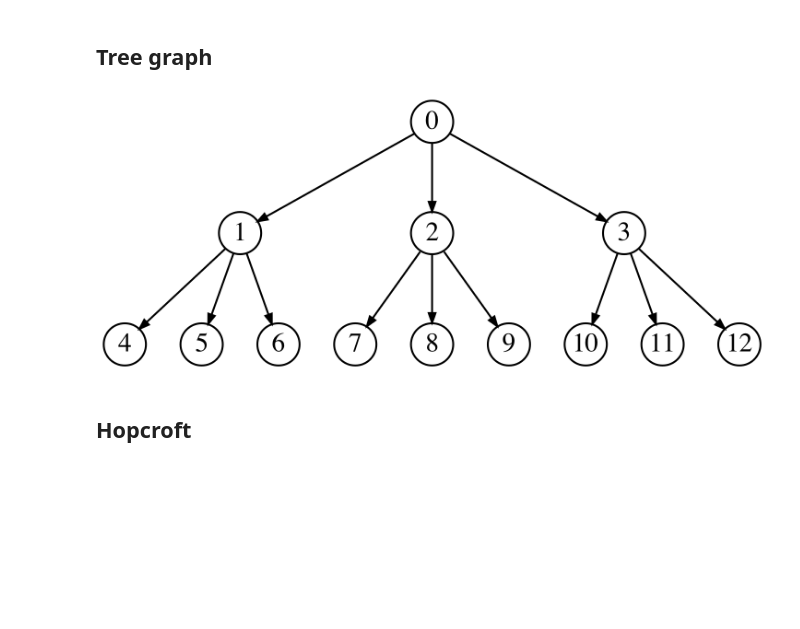
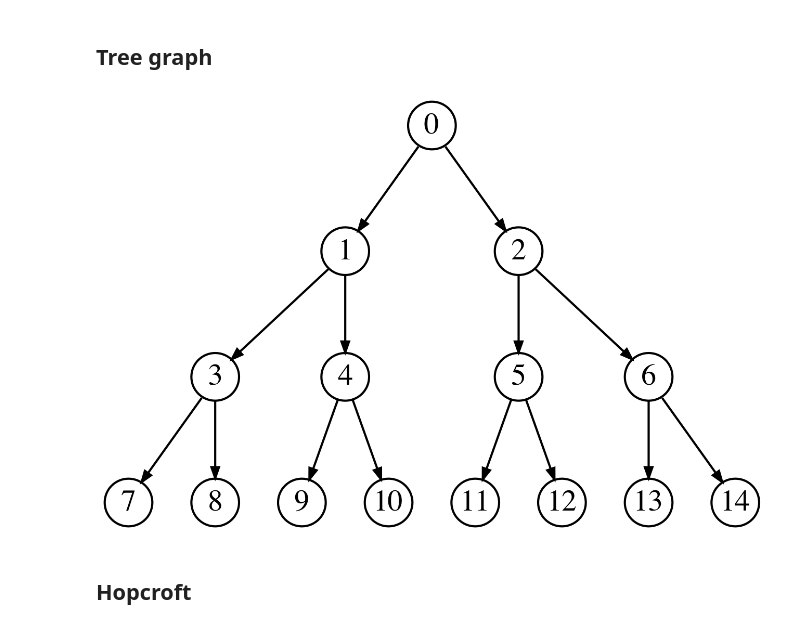
Before and after one commit to fandreuz/bsc-thesis, a Jupyter notebook: Graphs.ipynb, the cells around one changed output. Drawn from its saved outputs; the diff is of its cells as text; code cells hidden in the pictures; blank space fills up the shorter version.

```diff
--- a/Graphs.ipynb
+++ b/Graphs.ipynb
@@ -22,27 +22,27 @@ import os
 # %% [markdown]
 ## Tree graph
 # %%
-graph = nx.balanced_tree(3, 2, create_using=nx.DiGraph)
+graph = nx.balanced_tree(2, 3, create_using=nx.DiGraph)
 
 for node in graph.nodes:
     graph.nodes[node]['shape'] = 'circle'
     graph.nodes[node]['fixedsize'] = True
     graph.nodes[node]['width'] = 0.3
 
 for edge in graph.edges:
     graph.edges[edge]['arrowsize'] = 0.5
 
 agraph = to_agraph(graph)
 agraph.layout('dot')
 agraph.graph_attr.update(dpi=300)
 agraph.draw('test.png')
 
 img = Image(filename='test.png', width = 800, height = 400)
 os.remove('test.png')
 
 img
 # %% [output]
-[figure, old version]
+[figure, new version]
 # %% [markdown]
 ## Hopcroft
 # %%
```
Also changed, not shown: parts of 1 cell of this notebook, 1 other file.
